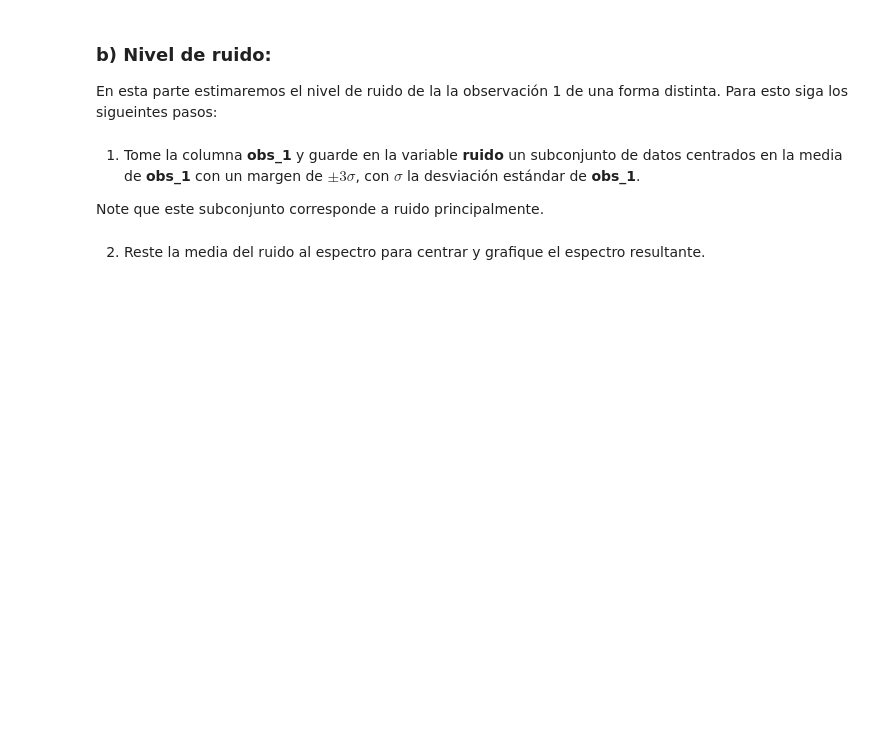
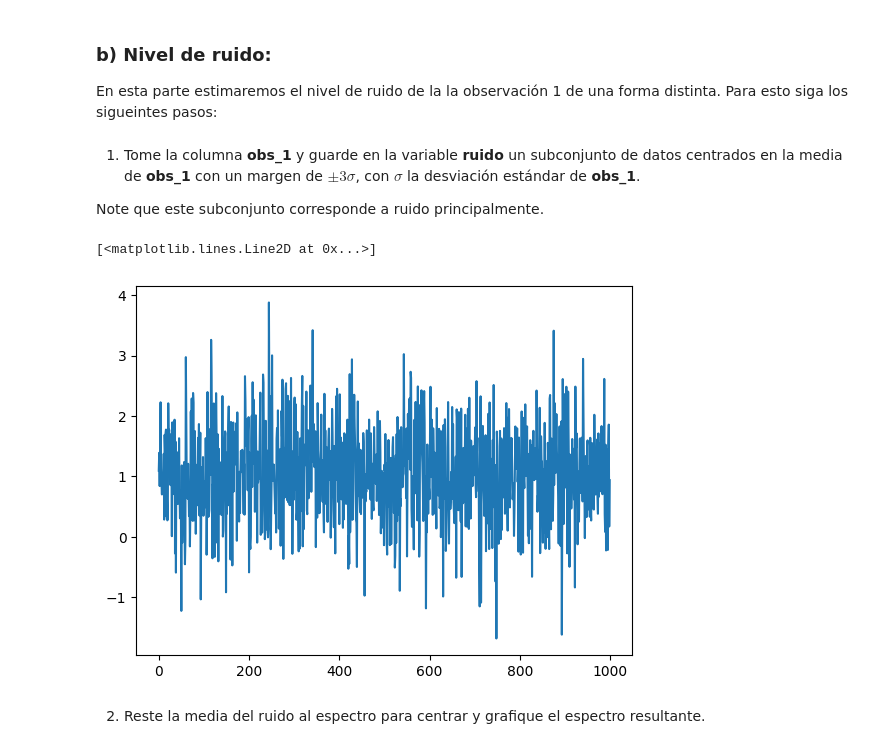
Before and after one commit to FranciscaHM/Tarea-2, a Jupyter notebook: Tarea2.ipynb, the cells around one changed output. Drawn from its saved outputs; the diff is of its cells as text; code cells hidden in the pictures; blank space fills up the shorter version.

```diff
--- a/Tarea2.ipynb
+++ b/Tarea2.ipynb
@@ -322,2 +338,19 @@ ruido =
+# %%
+#Primero guardamos los datos necesarios.
+obs1 = data['obs_1']
+std_obs1 = obs1.std() #Desviación estándar.
+mu_obs1 = obs1.mean() #Media de obs_1.
+
+norma_obs1 = norm(loc=mu_obks1,scale=3*std_obs1) #Norma que centra los datos en la media
+#de obs_1, se multiplica la desviación estandar por 3.
+
+#Ahora guardamos los datos centrados en la media de obs_1:
+ruido = norma_obs1.rvs(size=1000)
+
+#Notar que es sólo ruido.
+plt.plot(ruido)
+# %% [output]
+[<matplotlib.lines.Line2D at 0x...>]
+[figure, added]
 # %% [markdown]
 2. Reste la media del ruido al espectro para centrar y grafique el espectro resultante.
```
Also changed, not shown: parts of 14 cells of this notebook.
